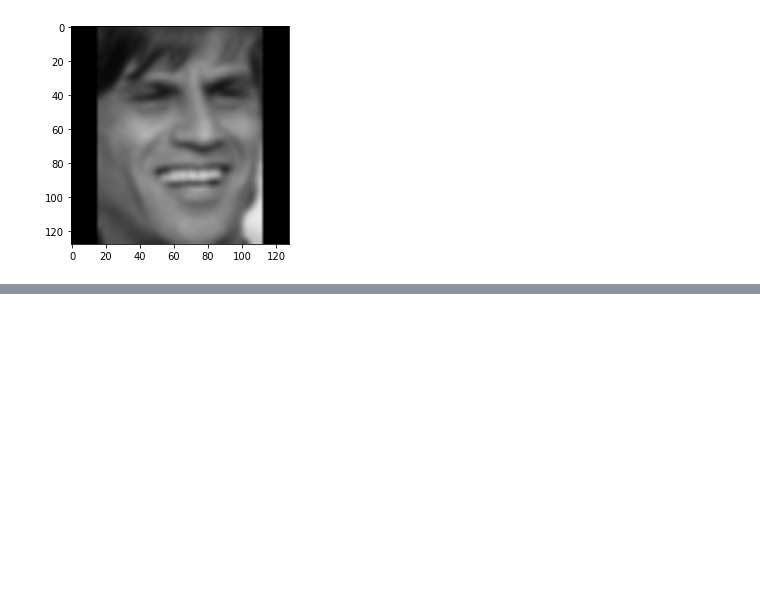
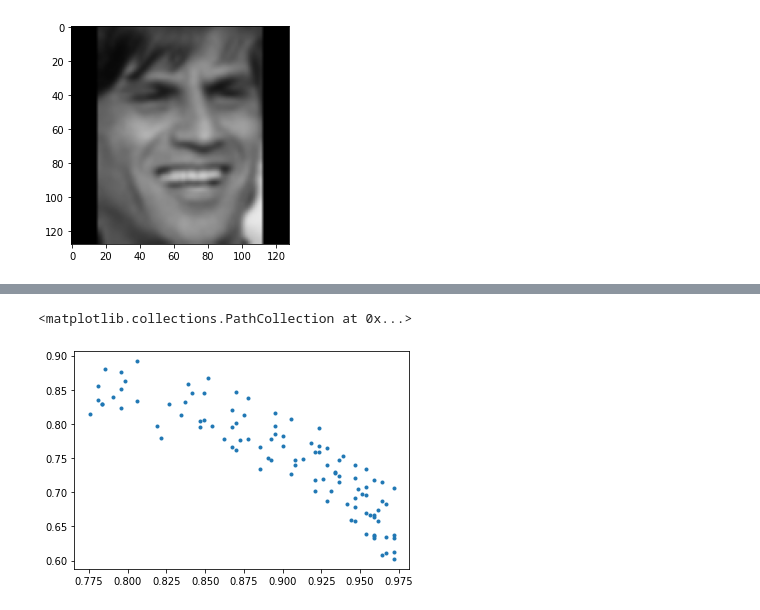
Before and after one commit to AleksandrIvchenko/SiriusFaceRec, a Jupyter notebook: extractor/inference.ipynb, the cells around one changed output, grey strips where cells are left out. Cells and saved outputs as stored; diff of their text form; code cells hidden in the pictures; blank space fills up the shorter version.

```diff
--- a/extractor/inference.ipynb
+++ b/extractor/inference.ipynb
@@ -444,0 +532,5 @@ print(good / len(ds))
+# %%
+plt.scatter(a, b, marker='.')
+# %% [output]
+<matplotlib.collections.PathCollection at 0x...>
+[figure, added]
```
Also changed, not shown: parts of 25 cells of this notebook, 11 other files.
